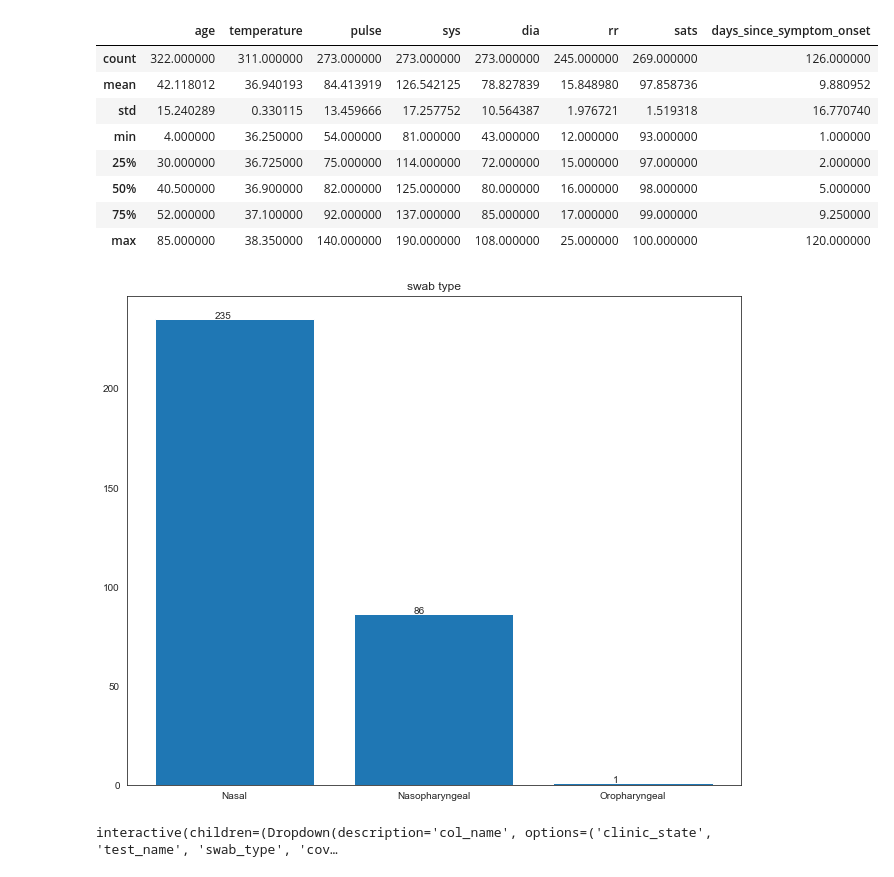
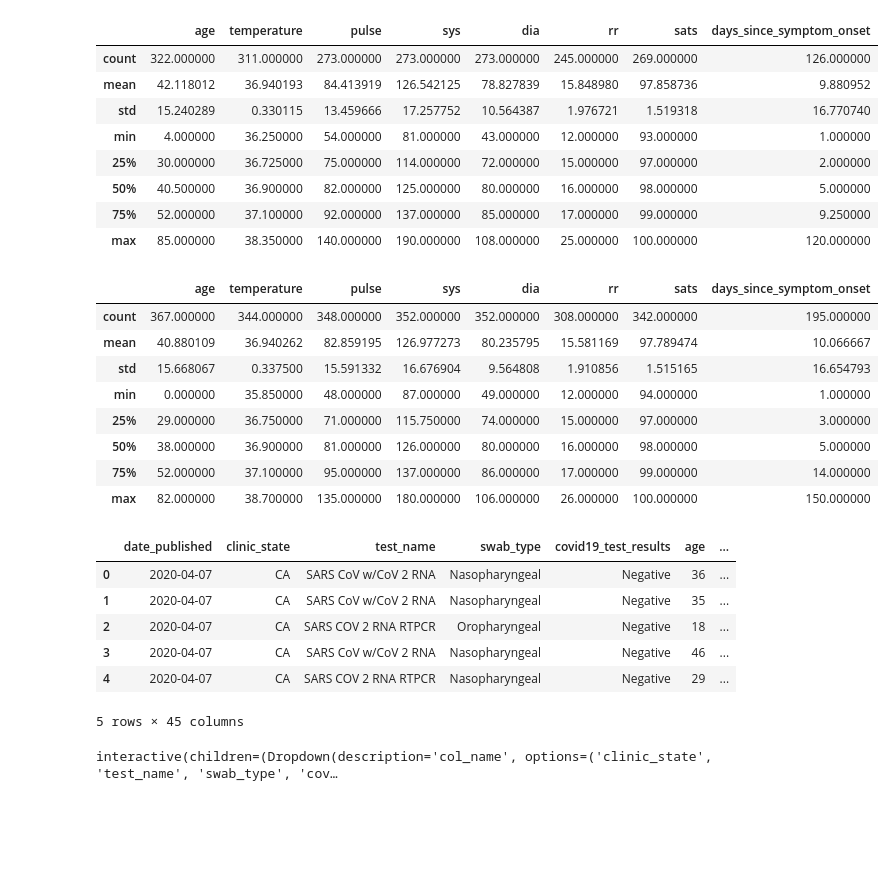
Before and after one commit to nargesam/covidclinicaldata, a Jupyter notebook: notebooks/EDA-coviddata.ipynb, the cells around one changed output. Saved outputs shown, nothing was run; the diff lists cells and outputs as text; code cells hidden in the pictures; blank space fills up the shorter version.

```diff
--- a/notebooks/EDA-coviddata.ipynb
+++ b/notebooks/EDA-coviddata.ipynb
@@ -50,47 +63,36 @@ data = data.fillna('Not_Measured')
-# %%
-# data.apply(pd.value_counts)
-
-
-fields_categorical = ['clinic_state', 'test_name', 'swab_type' , 'covid19_test_results' ]
-
-#                       ,'covid19_test_results' , 'high_risk_exposure_occupation'  ,
-#        'high_risk_interactions'  ]#, 'diabetes', 'chd', 'htn', 'cancer', 'asthma',
-#        'copd', 'autoimmune_dis',  'rapid_flu_results', 'rapid_strep_results',
-#         'ctab', 'labored_respiration', 'rhonchi',
-#        'wheezes', 'cough', 'cough_severity', 'fever', 'sob', 'sob_severity',
-#        'diarrhea', 'fatigue', 'headache', 'loss_of_smell', 'loss_of_taste',
-#        'runny_nose', 'muscle_sore', 'sore_throat', 'er_referral']
-
-fields_decriptive = ['cxr_findings', 'cxr_impression', 'cxr_link']
-
-
-fields_numerical = ['date_published', 'age', 'temperature', 'pulse',  'sys', 'dia', 'rr', 'sats','days_since_symptom_onset']
-
-
-# fig1, axes = plt.subplots(2,2)
-
-
-# print(axes)
-# print(fig1)
-
-plotdata = data['swab_type'].value_counts()
-bars = plt.bar(plotdata.index,plotdata.values)
-plt.title('swab type')
-for bar in bars:
-    yval = bar.get_height()
-    plt.text(bar.get_x() + .3,  yval + .5 , yval)
-
-
-# for i, field in enumerate(fields_categorical):
-#     plotdata = data[field].value_counts()
-#     plt.subplot(2,2,i+1)
-#     bars = plt.bar(plotdata.index,plotdata.values)
-#     plt.title(field)
-#     for bar in bars:
-#         yval = bar.get_height()
-#         plt.text(bar.get_x() + .25, yval + .5, yval)
-# %% [output]
-[figure, removed]
+# %%
+datapath = '../data/04-14_carbonhealth_and_braidhealth.csv'
+data_4_14 = pd.read_csv(datapath)
+
+data_4_14.describe()
+# %% [output]
+|  | age | temperature | pulse | sys | dia | rr | sats | days_since_symptom_onset |
+| count | 367.000000 | 344.000000 | 348.000000 | 352.000000 | 352.000000 | 308.000000 | 342.000000 | 195.000000 |
+| mean | 40.880109 | 36.940262 | 82.859195 | 126.977273 | 80.235795 | 15.581169 | 97.789474 | 10.066667 |
+| std | 15.668067 | 0.337500 | 15.591332 | 16.676904 | 9.564808 | 1.910856 | 1.515165 | 16.654793 |
+| min | 0.000000 | 35.850000 | 48.000000 | 87.000000 | 49.000000 | 12.000000 | 94.000000 | 1.000000 |
+| 25% | 29.000000 | 36.750000 | 71.000000 | 115.750000 | 74.000000 | 15.000000 | 97.000000 | 3.000000 |
+| 50% | 38.000000 | 36.900000 | 81.000000 | 126.000000 | 80.000000 | 16.000000 | 98.000000 | 5.000000 |
+| 75% | 52.000000 | 37.100000 | 95.000000 | 137.000000 | 86.000000 | 17.000000 | 99.000000 | 14.000000 |
+| max | 82.000000 | 38.700000 | 135.000000 | 180.000000 | 106.000000 | 26.000000 | 100.000000 | 150.000000 |
+# %%
+data_merged = pd.concat([data_4_7, data_4_14, data_4_21])
+
+data_merged.shape
+data_merged.head()
+
+data_merged = data_merged.fillna('Not_Measured')
+data_merged.date_published.value_counts()
+
+data_merged.head()
+# %% [output]
+|  | date_published | clinic_state | test_name | swab_type | covid19_test_results | age | ... |
+| 0 | 2020-04-07 | CA | SARS CoV w/CoV 2 RNA | Nasopharyngeal | Negative | 36 | ... |
+| 1 | 2020-04-07 | CA | SARS CoV w/CoV 2 RNA | Nasopharyngeal | Negative | 35 | ... |
+| 2 | 2020-04-07 | CA | SARS COV 2 RNA RTPCR | Oropharyngeal | Negative | 18 | ... |
+| 3 | 2020-04-07 | CA | SARS CoV w/CoV 2 RNA | Nasopharyngeal | Negative | 46 | ... |
+| 4 | 2020-04-07 | CA | SARS COV 2 RNA RTPCR | Nasopharyngeal | Negative | 29 | ... |
+5 rows × 45 columns
 # %%
 
 col_name = ['clinic_state', 'test_name', 'swab_type' , 'covid19_test_results' ,'covid19_test_results' , 'high_risk_exposure_occupation'  ,
```
Also changed, not shown: parts of 9 cells of this notebook.
